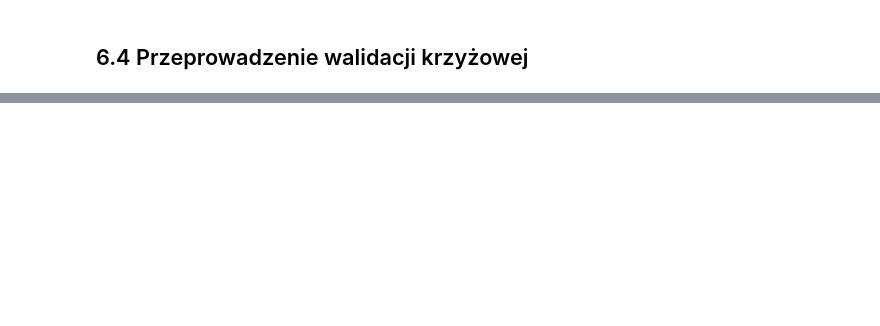
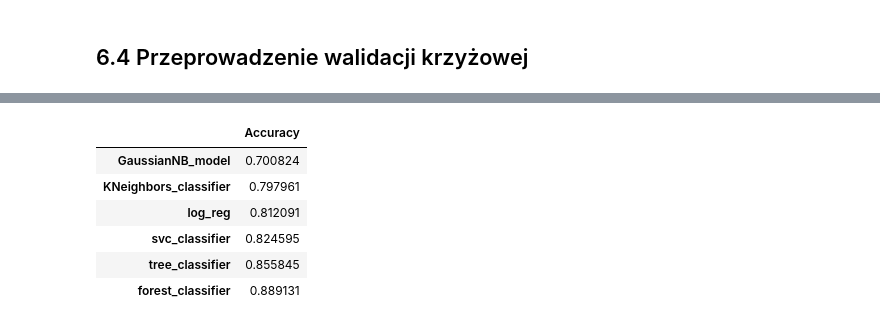
Before and after one commit to ArminD93/KeplerExoplanetSearchResults, a Jupyter notebook: KeplerExoplanetSearchResults.ipynb, the cells around one changed output, grey strips where cells are left out. Cells and saved outputs as stored; diff of their text form; code cells hidden in the pictures; blank space fills up the shorter version.

```diff
--- a/KeplerExoplanetSearchResults.ipynb
+++ b/KeplerExoplanetSearchResults.ipynb
@@ -916,3 +918,14 @@ crossVal.titleList
 crossVal.Create_barplots()
 # %% [output]
 [interactive output not drawn]
+# %%
+model_ranking = pd.DataFrame({'Accuracy' : models_acc_df.mean().sort_values()})
+model_ranking
+# %% [output]
+|  | Accuracy |
+| GaussianNB_model | 0.700824 |
+| KNeighbors_classifier | 0.797961 |
+| log_reg | 0.812091 |
+| svc_classifier | 0.824595 |
+| tree_classifier | 0.855845 |
+| forest_classifier | 0.889131 |
```
Also changed, not shown: parts of 22 cells of this notebook.
